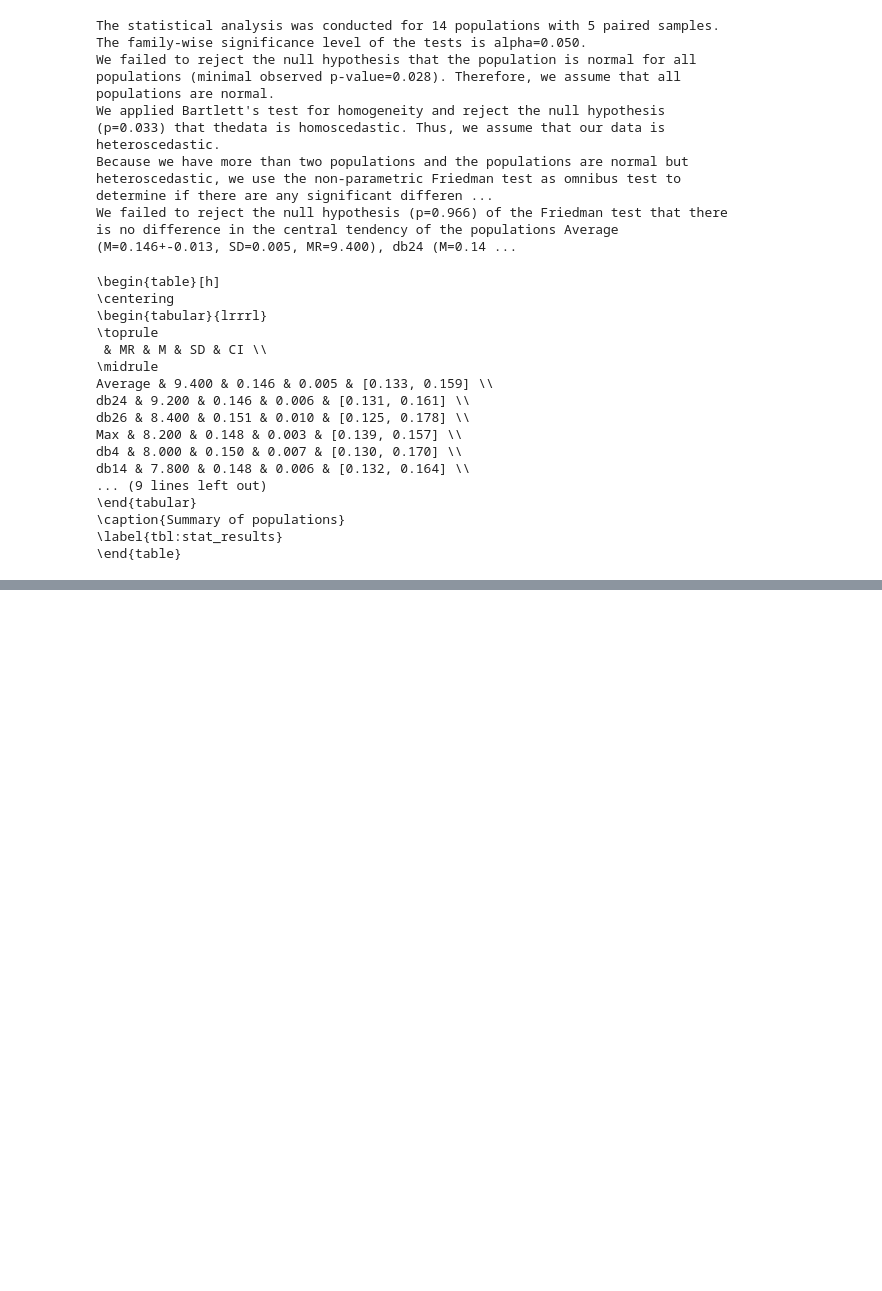
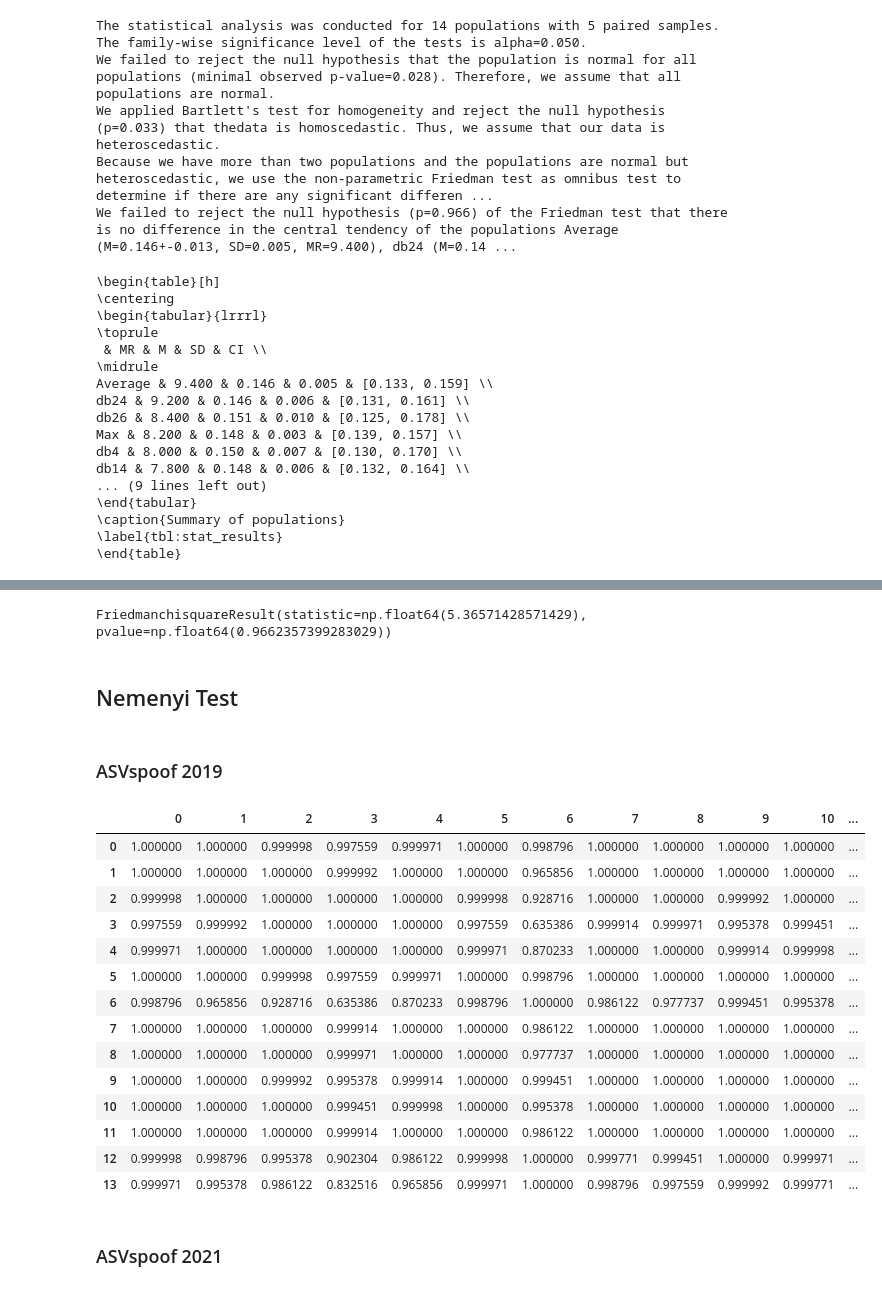
Before and after one commit to JoaoAssalim/wavelet-pooling-audio-deepfake, a Jupyter notebook: notebooks/statistical_analysis.ipynb, the cells around one changed output, grey strips where cells are left out. Saved outputs shown, nothing was run; the diff lists cells and outputs as text; code cells hidden in the pictures; blank space fills up the shorter version.

Commit message:
chore: friedman and nemenyi tests

```diff
--- a/notebooks/statistical_analysis.ipynb
+++ b/notebooks/statistical_analysis.ipynb
@@ -152,0 +153,15 @@ db14 & 7.800 & 0.148 & 0.006 & [0.132, 0.164] \\
+# %%
+average_2019 = autorank_input_2019["Average"]
+max_2019 = autorank_input_2019["Max"]
+db4_2019 = autorank_input_2019["db4"]
+db6_2019 = autorank_input_2019["db6"]
+db8_2019 = autorank_input_2019["db8"]
+db14_2019 = autorank_input_2019["db14"]
+db16_2019 = autorank_input_2019["db16"]
+db18_2019 = autorank_input_2019["db18"]
+db24_2019 = autorank_input_2019["db24"]
+db26_2019 = autorank_input_2019["db26"]
+db28_2019 = autorank_input_2019["db28"]
+db34_2019 = autorank_input_2019["db34"]
+db36_2019 = autorank_input_2019["db36"]
+db38_2019 = autorank_input_2019["db38"]
@@ -152,0 +193,35 @@ db14 & 7.800 & 0.148 & 0.006 & [0.132, 0.164] \\
+# %%
+friedman_2021 = stats.friedmanchisquare(
+    average_2021, max_2021, db4_2021, db6_2021, db8_2021, db14_2021, db16_2021, db18_2021,
+    db24_2021, db26_2021, db28_2021, db34_2021, db36_2021, db38_2021,
+)
+friedman_2021
+# %% [output]
+FriedmanchisquareResult(statistic=np.float64(5.36571428571429), pvalue=np.float64(0.9662357399283029))
+# %% [markdown]
+## Nemenyi Test
+# %% [markdown]
+### ASVspoof 2019
+# %%
+data_2019 = np.array([average_2019, max_2019, db4_2019, db6_2019, db8_2019, db14_2019, db16_2019, db18_2019,
+    db24_2019, db26_2019, db28_2019, db34_2019, db36_2019, db38_2019])
+# %%
+sp.posthoc_nemenyi_friedman(data_2019.T)
+# %% [output]
+|  | 0 | 1 | 2 | 3 | 4 | 5 | 6 | 7 | 8 | 9 | 10 | ... |
+| 0 | 1.000000 | 1.000000 | 0.999998 | 0.997559 | 0.999971 | 1.000000 | 0.998796 | 1.000000 | 1.000000 | 1.000000 | 1.000000 | ... |
+| 1 | 1.000000 | 1.000000 | 1.000000 | 0.999992 | 1.000000 | 1.000000 | 0.965856 | 1.000000 | 1.000000 | 1.000000 | 1.000000 | ... |
+| 2 | 0.999998 | 1.000000 | 1.000000 | 1.000000 | 1.000000 | 0.999998 | 0.928716 | 1.000000 | 1.000000 | 0.999992 | 1.000000 | ... |
+| 3 | 0.997559 | 0.999992 | 1.000000 | 1.000000 | 1.000000 | 0.997559 | 0.635386 | 0.999914 | 0.999971 | 0.995378 | 0.999451 | ... |
+| 4 | 0.999971 | 1.000000 | 1.000000 | 1.000000 | 1.000000 | 0.999971 | 0.870233 | 1.000000 | 1.000000 | 0.999914 | 0.999998 | ... |
+| 5 | 1.000000 | 1.000000 | 0.999998 | 0.997559 | 0.999971 | 1.000000 | 0.998796 | 1.000000 | 1.000000 | 1.000000 | 1.000000 | ... |
+| 6 | 0.998796 | 0.965856 | 0.928716 | 0.635386 | 0.870233 | 0.998796 | 1.000000 | 0.986122 | 0.977737 | 0.999451 | 0.995378 | ... |
+| 7 | 1.000000 | 1.000000 | 1.000000 | 0.999914 | 1.000000 | 1.000000 | 0.986122 | 1.000000 | 1.000000 | 1.000000 | 1.000000 | ... |
+| 8 | 1.000000 | 1.000000 | 1.000000 | 0.999971 | 1.000000 | 1.000000 | 0.977737 | 1.000000 | 1.000000 | 1.000000 | 1.000000 | ... |
+| 9 | 1.000000 | 1.000000 | 0.999992 | 0.995378 | 0.999914 | 1.000000 | 0.999451 | 1.000000 | 1.000000 | 1.000000 | 1.000000 | ... |
+| 10 | 1.000000 | 1.000000 | 1.000000 | 0.999451 | 0.999998 | 1.000000 | 0.995378 | 1.000000 | 1.000000 | 1.000000 | 1.000000 | ... |
+| 11 | 1.000000 | 1.000000 | 1.000000 | 0.999914 | 1.000000 | 1.000000 | 0.986122 | 1.000000 | 1.000000 | 1.000000 | 1.000000 | ... |
+| 12 | 0.999998 | 0.998796 | 0.995378 | 0.902304 | 0.986122 | 0.999998 | 1.000000 | 0.999771 | 0.999451 | 1.000000 | 0.999971 | ... |
+| 13 | 0.999971 | 0.995378 | 0.986122 | 0.832516 | 0.965856 | 0.999971 | 1.000000 | 0.998796 | 0.997559 | 0.999992 | 0.999771 | ... |
+# %% [markdown]
+### ASVspoof 2021
```
Also changed, not shown: parts of 19 cells of this notebook.
